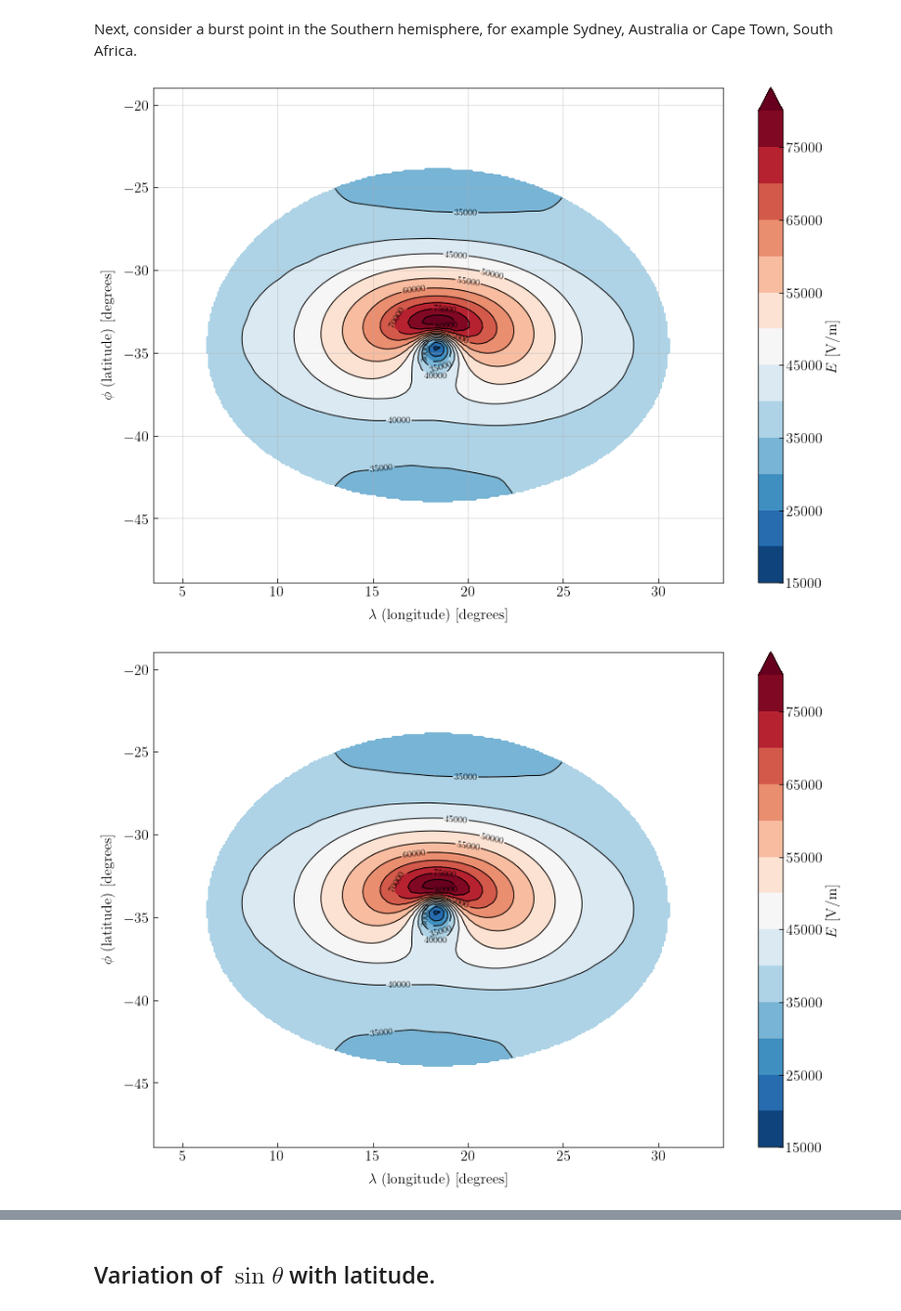
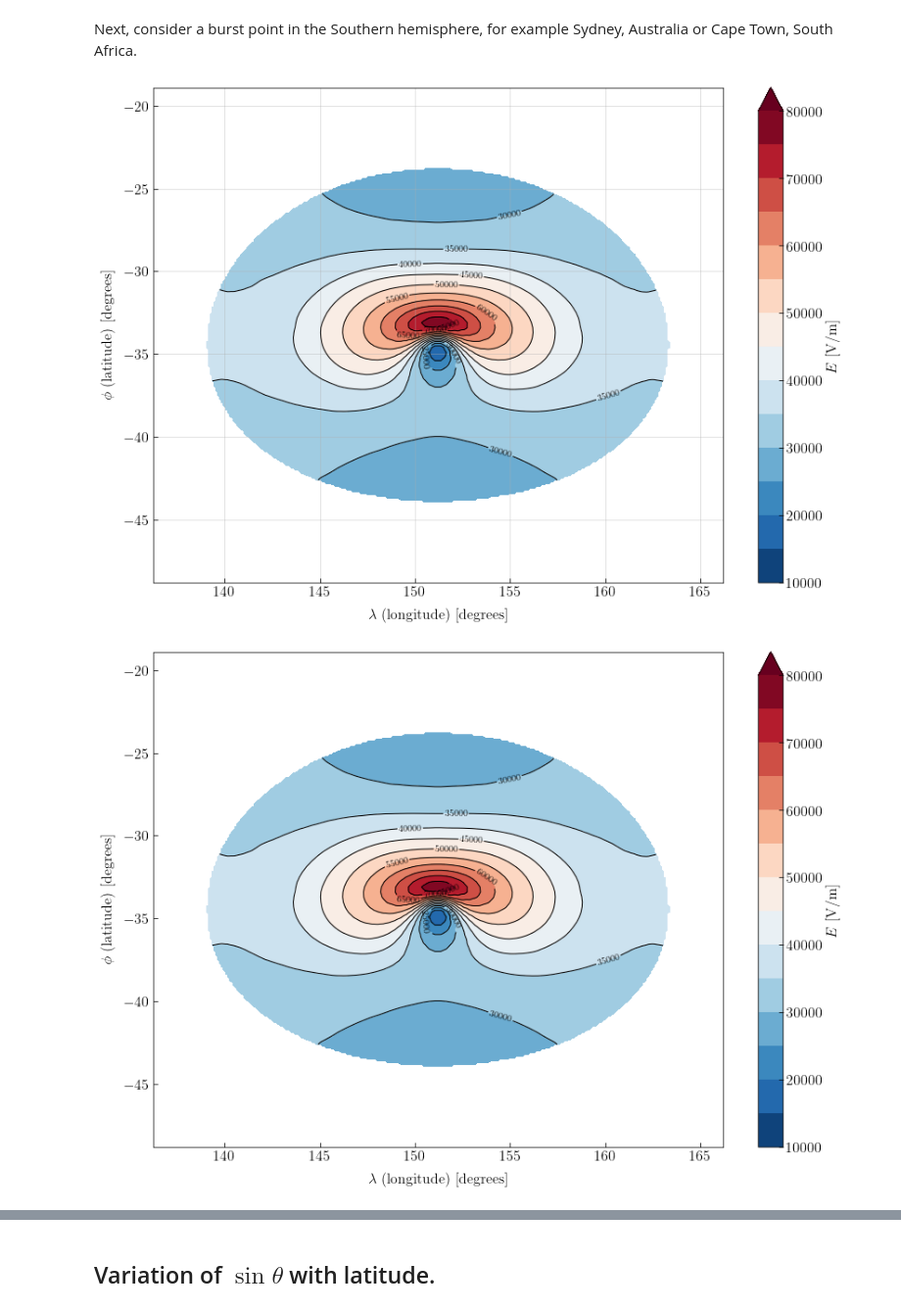
Before and after one commit to gshartnett/karzas-latter-seiler, a Jupyter notebook: EMP Notebook.ipynb, the cells around one changed output, grey strips where cells are left out. Shown at 98% size. Drawn from its saved outputs; the diff is of its cells as text; code cells hidden in the pictures.

Commit message:
updated notebook with IGRF and dipole smile diagrams

```diff
--- a/EMP Notebook.ipynb
+++ b/EMP Notebook.ipynb
@@ -432,33 +407,30 @@ Next, consider a burst point in the Southern hemisphere, for example Sydney, Aus
 # %%
 ## burst coordinates
 gz_name = 'sydney'
 phi_B_g = -33.86 * np.pi/180 #latitude (radians)
 lambd_B_g = 151.2093 * np.pi/180 #longitude (radians)
 HOB = 100
 Burst_Point = geometry.Point(EARTH_RADIUS + HOB, phi_B_g, lambd_B_g, coordsys='lat/long geo')
 
-## burst coordinates
-gz_name = 'capetown'
-phi_B_g = -33.9249 * np.pi/180 #latitude (radians)
-lambd_B_g = 18.4241 * np.pi/180 #longitude (radians)
-HOB = 100
-Burst_Point = geometry.Point(EARTH_RADIUS + HOB, phi_B_g, lambd_B_g, coordsys='lat/long geo')
+#gz_name = 'capetown'
+#phi_B_g = -33.9249 * np.pi/180 #latitude (radians)
+#lambd_B_g = 18.4241 * np.pi/180 #longitude (radians)
 
 ## perform the region scan
 data_dic = region_scan.region_scan(
     Burst_Point,
     N_pts_phi=100,
     N_pts_lambd=100
     )
 
 ## save the result
 with open(f'data/{gz_name}s_dic.pkl', 'wb') as f:
     pickle.dump(data_dic, f)
 
 ## make a contour plot
 x, y, z = region_scan.data_dic_to_xyz(data_dic)
 contourf, _ = region_scan.contour_plot(x, y, z, Burst_Point, save_path=f'figures/{gz_name}_smile_contouronly.pdf', grid=True)
 contourf, levels = region_scan.contour_plot(x, y, z, Burst_Point) # remove the grid
 # %% [output]
-[figure, old version]
+[figure, new version]
-[figure, old version]
+[figure, new version]
```
Also changed, not shown: parts of 5 cells of this notebook.
